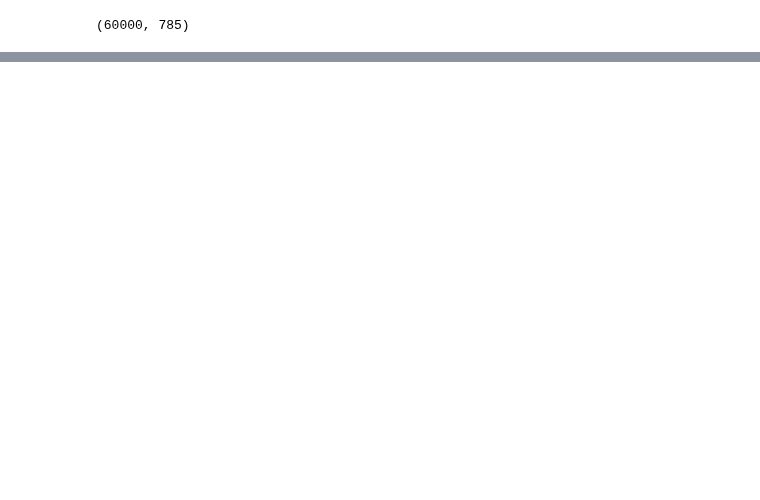
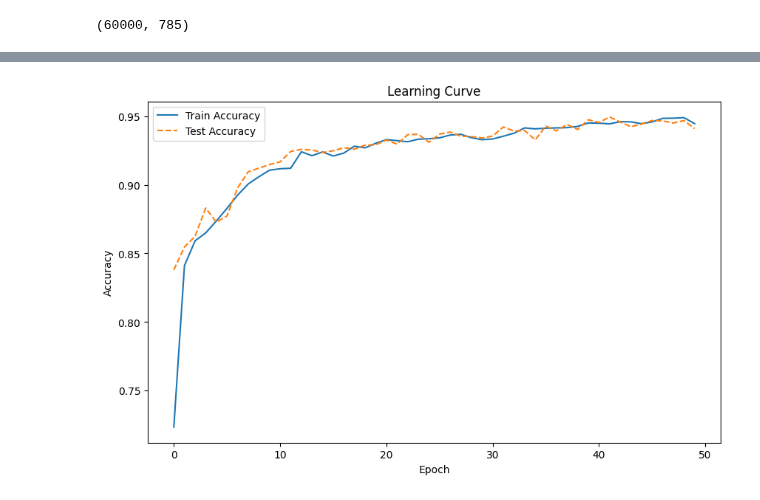
Before and after one commit to mccarvik/georgia_tech, a Jupyter notebook: machine_learning/1_assign/mnist_nb.ipynb, the cells around one changed output, grey strips where cells are left out. Cells and saved outputs as stored; diff of their text form; code cells hidden in the pictures; blank space fills up the shorter version.

```diff
--- a/machine_learning/1_assign/mnist_nb.ipynb
+++ b/machine_learning/1_assign/mnist_nb.ipynb
@@ -410,7 +415,7 @@ if hyper:
         plt.close()
 # %%
 # SVM - Learning Curve - amount of data
-svm_lc = True
+svm_lc = False
 
 if svm_lc:
     x_accs = {}
@@ -443,6 +437,6 @@ Perc val: 10   acc: 0.9833
 # %%
 # SVM - epochs - Learning curve
-svm_epoch = True
+svm_epoch = False
 
 if svm_epoch:
     # Number of epochs
@@ -483,0 +467,69 @@ Perc val: 5   acc: 0.9833
+# %%
+# Assuming x_train_sc has shape (number_of_samples, number_of_features)
+# Make sure to replace 'number_of_features' with the actual number of features in your data.
+
+# Define the model
+model = Sequential()
+# Add hidden layer
+model.add(Dense(units=128, input_dim=x_train.shape[1], activation='tanh'))
+# Add hidden layer
+model.add(Dense(units=64, activation='relu'))
+# # Add hidden layer
+# model.add(Dense(units=32, activation='relu'))
+# # Add hidden layer
+model.add(Dense(units=16, activation='relu'))
+# Add hidden layer
+model.add(Dense(units=8, activation='relu'))
+# Output layer
+model.add(Dense(units=len(y_train.unique()), activation='softmax'))
+# Compile the model
+model.compile(optimizer='adam', loss='sparse_categorical_crossentropy', metrics=['accuracy'])
+# Print the model summary
+# model.summary()
+# Compile the model
+model.compile(optimizer='adam', loss='sparse_categorical_crossentropy', metrics=['accuracy'])
+
+# Print the model summary
+# model.summary()
+
+
+# Custom callback for logging test accuracy at each epoch
+class TestAccuracyLogger(Callback):
+    def __init__(self, test_data):
+        super().__init__()
+        self.test_data = test_data
+        self.test_accuracies = []
+
+    def on_epoch_end(self, epoch, logs=None):
+        _, test_accuracy = self.model.evaluate(self.test_data[0], self.test_data[1], verbose=0)
+        self.test_accuracies.append(test_accuracy)
+        print(f'Test Accuracy after Epoch {epoch + 1}: {test_accuracy * 100:.2f}%')
+
+# Assuming x_test_sc and y_test are your test data and labels
+# Also, replace 'num_classes' with the actual number of classes in your classification task.
+
+# Create an instance of the custom callback
+test_accuracy_logger = TestAccuracyLogger(test_data=(x_test, y_test))
+
+# Fit the model with the custom callback
+history = model.fit(x_train, y_train, epochs=250, batch_size=32, validation_split=0.1, callbacks=[test_accuracy_logger])
+
+# Plot the learning curve
+plt.figure(figsize=(10, 6))
+plt.plot(history.history['accuracy'], label='Train Accuracy')
+plt.plot(test_accuracy_logger.test_accuracies, label='Test Accuracy', linestyle='dashed')
+plt.title('Learning Curve')
+plt.xlabel('Epoch')
+plt.ylabel('Accuracy')
+plt.legend()
+plt.show()
+
+
+# # Fit the model
+# # print(x_train_sc)
+# model.fit(x_train_sc, y_encoded, epochs=100, batch_size=32, validation_split=0.1)
+
+# # # Evaluate the model on the test set
+# test_loss, test_accuracy = model.evaluate(x_test_sc, y_test_encoded)
+# print("Test Accuracy: %.2f%%" % (test_accuracy * 100))
+# %% [output]
@@ -483,0 +553 @@ Perc val: 5   acc: 0.9833
+[figure, added]
```
Also changed, not shown: parts of 4 cells of this notebook, 5 other files.
